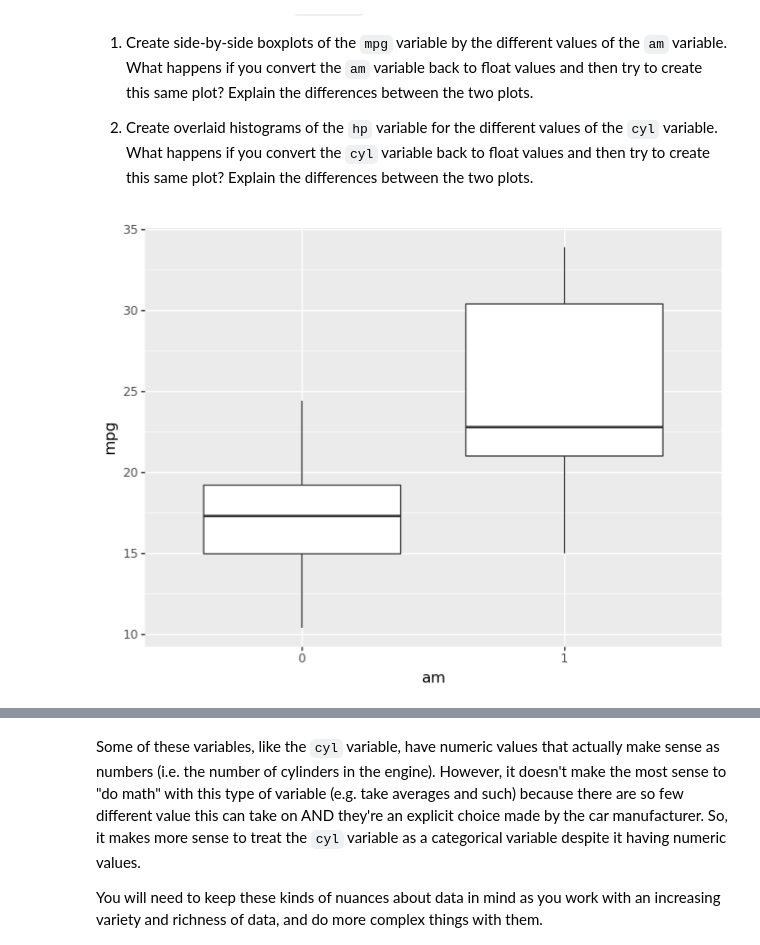
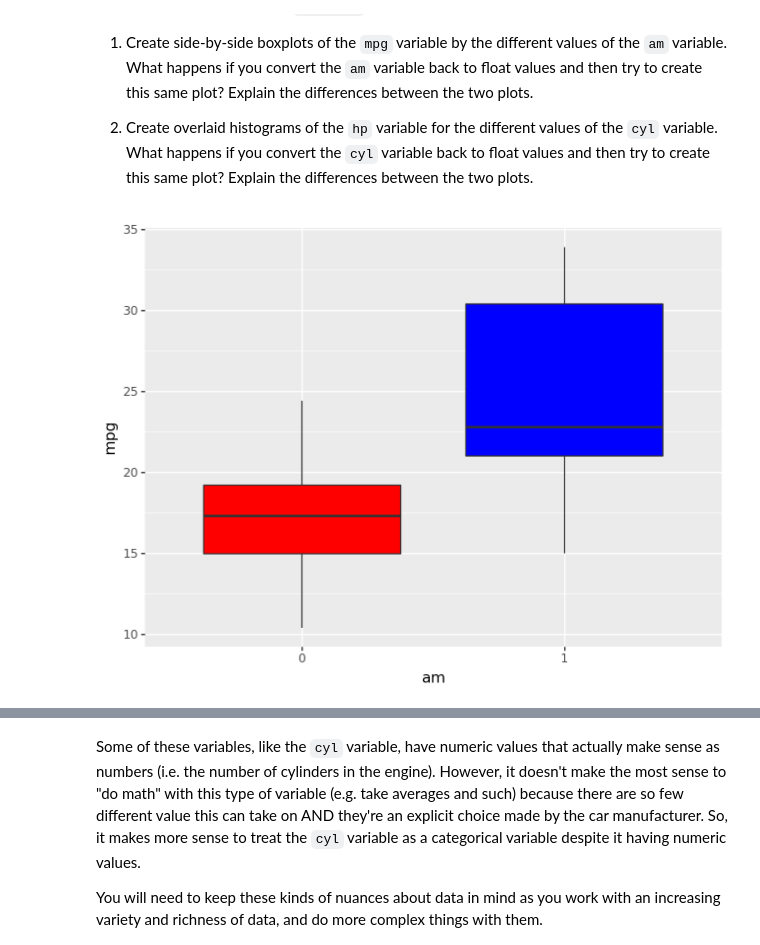
Before and after one commit to davisbove/GSB_544, a Jupyter notebook: Introduction_to_Data_Viz_Using_mtcars_Dataset.ipynb, the cells around one changed output, grey strips where cells are left out. Drawn from its saved outputs; the diff is of its cells as text; code cells hidden in the pictures.

```diff
--- a/Introduction_to_Data_Viz_Using_mtcars_Dataset.ipynb
+++ b/Introduction_to_Data_Viz_Using_mtcars_Dataset.ipynb
@@ -99,8 +99,6 @@ It should also be clear by how `plotnine` treats these variables.
 # %%
 # Create plot for (1) here
 
-(ggplot(df, aes(x = "am", y = "mpg")) + geom_boxplot())
-
-#float values
+(ggplot(df, aes(x = "am", y = "mpg")) + geom_boxplot(fill= ("red", "blue")))
 # %% [output]
-[figure, old version]
+[figure, new version]
```
Also changed, not shown: parts of 13 cells of this notebook.
